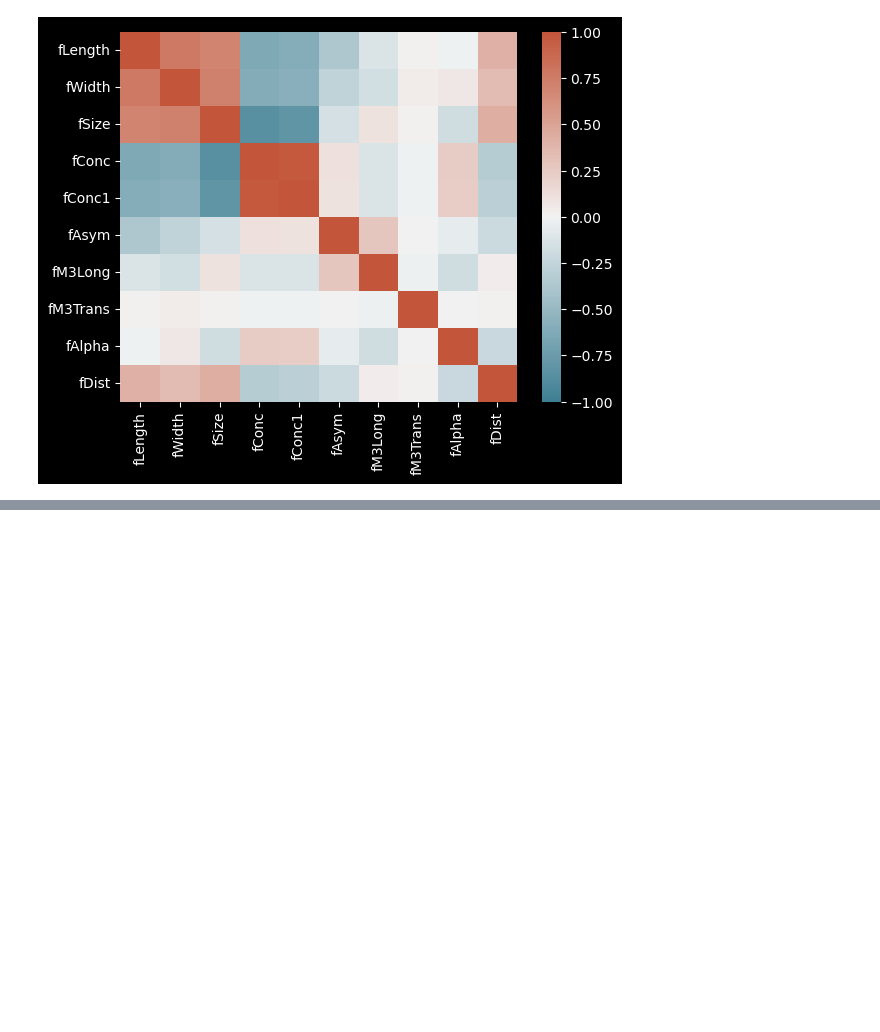
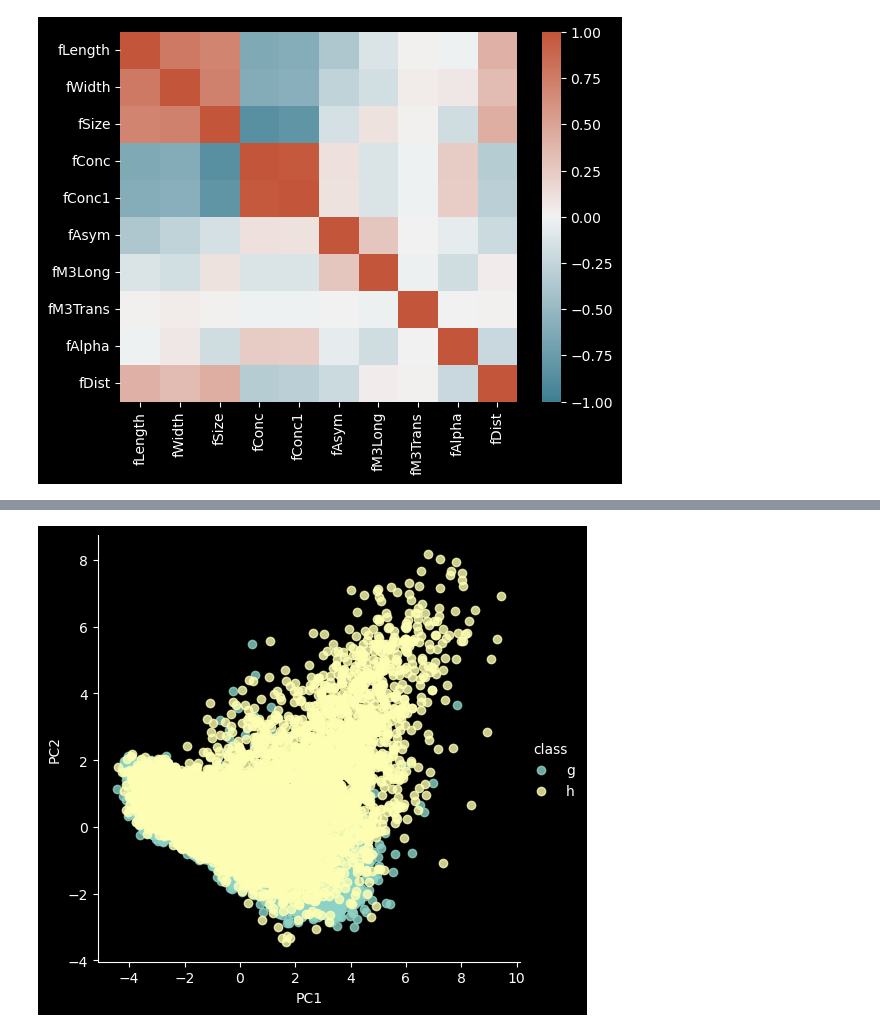
Before and after one commit to awkwardarm/Codecademy-Projects, a Jupyter notebook: PCA Project/PCA Project.ipynb, the cells around one changed output, grey strips where cells are left out. Saved outputs shown, nothing was run; the diff lists cells and outputs as text; code cells hidden in the pictures; blank space fills up the shorter version.

```diff
--- a/PCA Project/PCA Project.ipynb
+++ b/PCA Project/PCA Project.ipynb
@@ -113,0 +114,4 @@ Eigenvalues length: 10, Original Number of Features: 10
+# %%
+# Scale the data for PCA
+scaler = StandardScaler()
+standardized_matrix = scaler.fit_transform(data_matrix)
@@ -113,0 +158,11 @@ Eigenvalues length: 10, Original Number of Features: 10
+# %%
+principal_components_data = pd.DataFrame({
+    'PC1': pca_array1[:, 0],
+    'PC2': pca_array2[:, 1],
+    'class': classes,
+})
+
+sns.lmplot(x='PC1', y='PC2', data=principal_components_data, hue='class', fit_reg=False)
+plt.show()
+# %% [output]
+[figure, added]
```
Also changed, not shown: parts of 8 cells of this notebook.
